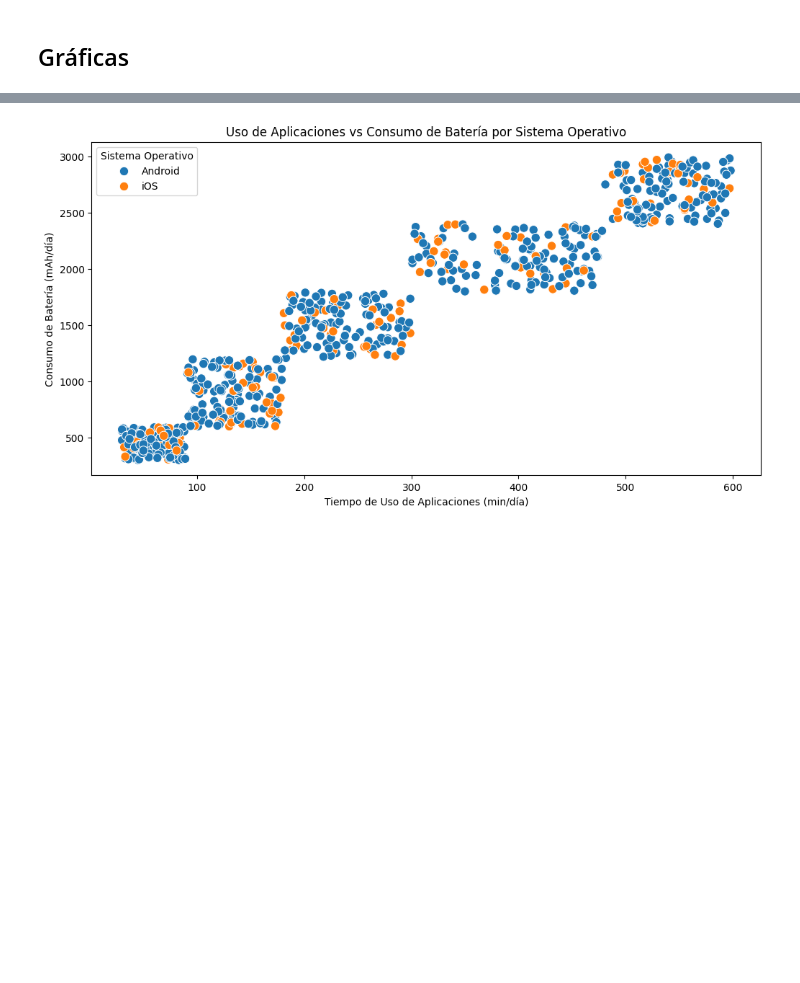
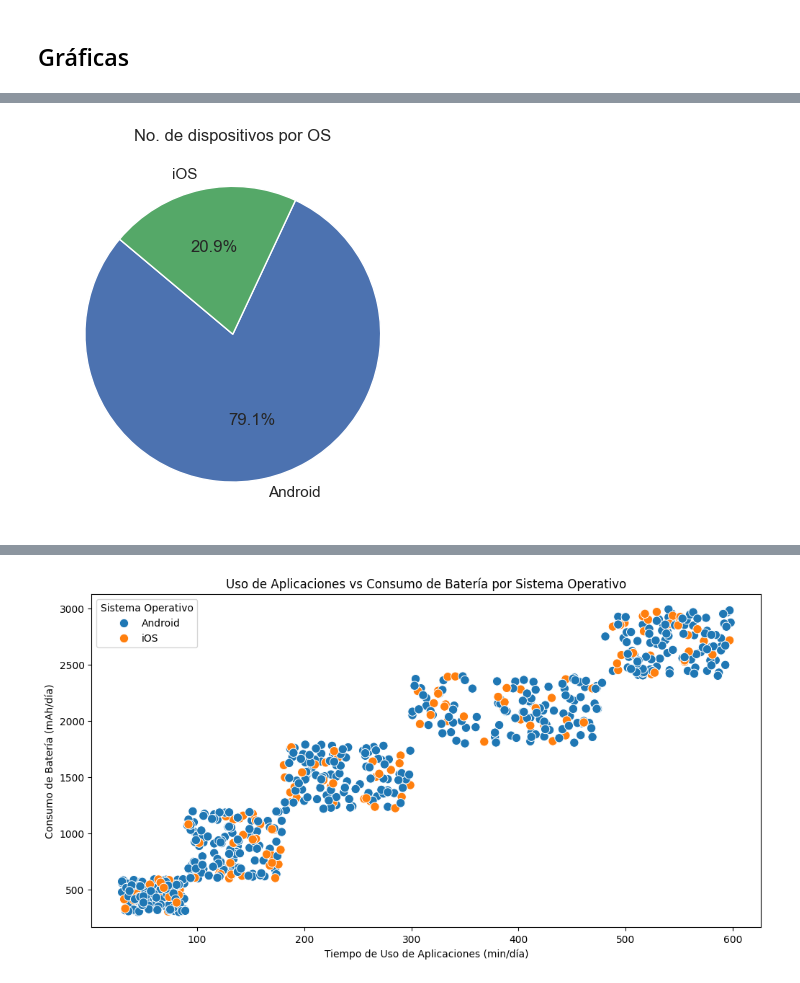
Before and after one commit to A01749694/AnalisisDatos, a Jupyter notebook: analisisDatos.ipynb, the cells around one changed output, grey strips where cells are left out. Drawn from its saved outputs; the diff is of its cells as text; code cells hidden in the pictures; blank space fills up the shorter version.

```diff
--- a/analisisDatos.ipynb
+++ b/analisisDatos.ipynb
@@ -100,0 +85,7 @@ Index(['User ID', 'Device Model', 'OS', 'AppUsageTime', 'ScreenOnTime',
+# %%
+os_counts = df["OS"].value_counts()
+plt.pie(os_counts, labels=os_counts.index, autopct='%1.1f%%', startangle=140, colors=["#4c72b0", "#55a868"])
+plt.title("No. de dispositivos por OS")
+plt.show()
+# %% [output]
+[figure, added]
```
Also changed, not shown: parts of 8 cells of this notebook, 1 other file.
